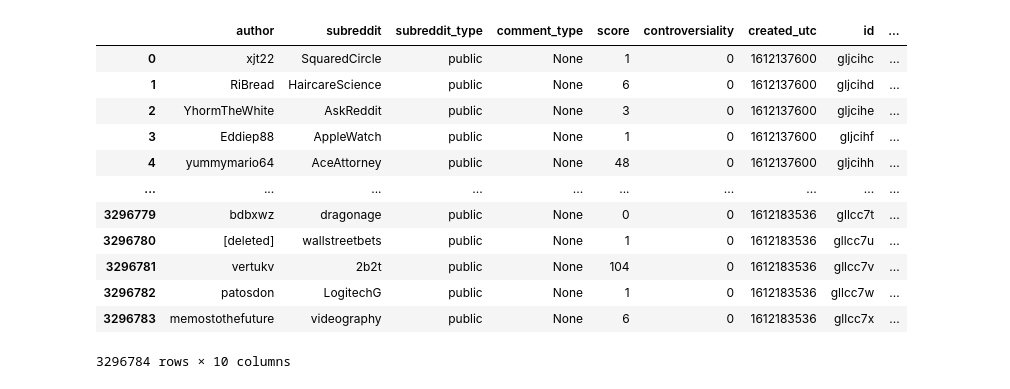
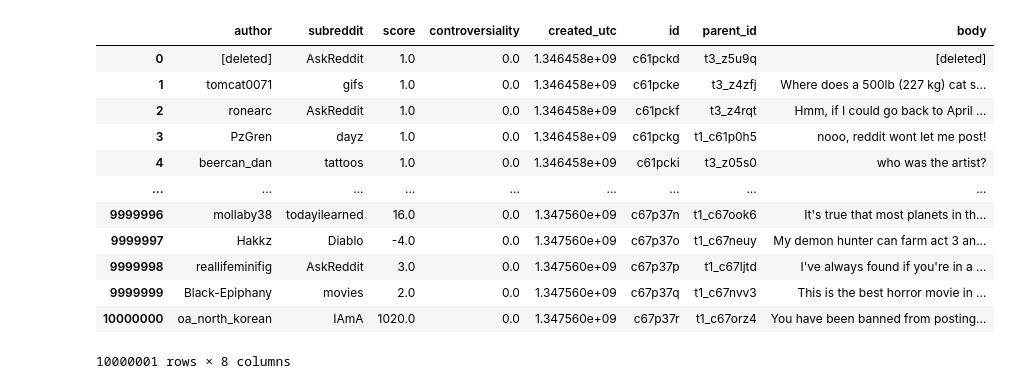
Before and after one commit to thezanefreeman/ComplexNetworks, a Jupyter notebook: political_user_network.ipynb, the cells around one changed output. Saved outputs shown, nothing was run; the diff lists cells and outputs as text; code cells hidden in the pictures.

```diff
--- a/political_user_network.ipynb
+++ b/political_user_network.ipynb
@@ -103,8 +103,15 @@ def download_user_comments(after, before, limit, author):
     return download_comments(after, before, limit, author=author)
 
 
+def load_comments_from_files(file_paths):
+    dfs = []
+    for file_path in file_paths:
+        dfs.append(load_comments_from_file(file_path))
+    return pd.concat(dfs)
+
+
 def load_comments_from_file(file_path, limit=None):
-    keys_to_keep = ['author', 'subreddit', 'subreddit_type', 'comment_type', 'score', 'controversiality', 'created_utc', 'id', 'parent_id', 'body']
+    keys_to_keep = ['author', 'subreddit', 'score', 'controversiality', 'created_utc', 'id', 'parent_id', 'body']
     data = []
     with open(file_path, 'r') as f:
         count = 0
@@ -118,24 +125,26 @@ def load_comments_from_file(file_path, limit=None):
                     break
             except json.JSONDecodeError:
                 break
-    return pd.json_normalize(data)
+    df = pd.json_normalize(data)
+    df[['score', 'controversiality', 'created_utc']] = df[['score', 'controversiality', 'created_utc']].apply(pd.to_numeric, downcast="float")
+    return df
 # %%
-comments = load_comments_from_file('D:\comments.txt', limit=6_000_000)
+comments = load_comments_from_file('./data/RC_2012-09', limit=10_000_000)
 comments
 # %% [output]
-|  | author | subreddit | subreddit_type | comment_type | score | controversiality | created_utc | id | ... |
-| 0 | xjt22 | SquaredCircle | public | None | 1 | 0 | 1612137600 | gljcihc | ... |
-| 1 | RiBread | HaircareScience | public | None | 6 | 0 | 1612137600 | gljcihd | ... |
-| 2 | YhormTheWhite | AskReddit | public | None | 3 | 0 | 1612137600 | gljcihe | ... |
-| 3 | Eddiep88 | AppleWatch | public | None | 1 | 0 | 1612137600 | gljcihf | ... |
-| 4 | yummymario64 | AceAttorney | public | None | 48 | 0 | 1612137600 | gljcihh | ... |
-| ... | ... | ... | ... | ... | ... | ... | ... | ... | ... |
-| 3296779 | bdbxwz | dragonage | public | None | 0 | 0 | 1612183536 | gllcc7t | ... |
-| 3296780 | [deleted] | wallstreetbets | public | None | 1 | 0 | 1612183536 | gllcc7u | ... |
-| 3296781 | vertukv | 2b2t | public | None | 104 | 0 | 1612183536 | gllcc7v | ... |
-| 3296782 | patosdon | LogitechG | public | None | 1 | 0 | 1612183536 | gllcc7w | ... |
-| 3296783 | memostothefuture | videography | public | None | 6 | 0 | 1612183536 | gllcc7x | ... |
+|  | author | subreddit | score | controversiality | created_utc | id | parent_id | body |
+| 0 | [deleted] | AskReddit | 1.0 | 0.0 | 1.346458e+09 | c61pckd | t3_z5u9q | [deleted] |
+| 1 | tomcat0071 | gifs | 1.0 | 0.0 | 1.346458e+09 | c61pcke | t3_z4zfj | Where does a 500lb (227 kg) cat s... |
+| 2 | ronearc | AskReddit | 1.0 | 0.0 | 1.346458e+09 | c61pckf | t3_z4rqt | Hmm, if I could go back to April ... |
+| 3 | PzGren | dayz | 1.0 | 0.0 | 1.346458e+09 | c61pckg | t1_c61p0h5 | nooo, reddit wont let me post! |
+| 4 | beercan_dan | tattoos | 1.0 | 0.0 | 1.346458e+09 | c61pcki | t3_z05s0 | who was the artist? |
+| ... | ... | ... | ... | ... | ... | ... | ... | ... |
+| 9999996 | mollaby38 | todayilearned | 16.0 | 0.0 | 1.347560e+09 | c67p37n | t1_c67ook6 | It's true that most planets in th... |
+| 9999997 | Hakkz | Diablo | -4.0 | 0.0 | 1.347560e+09 | c67p37o | t1_c67neuy | My demon hunter can farm act 3 an... |
+| 9999998 | reallifeminifig | AskReddit | 3.0 | 0.0 | 1.347560e+09 | c67p37p | t1_c67ljtd | I've always found if you're in a ... |
+| 9999999 | Black-Epiphany | movies | 2.0 | 0.0 | 1.347560e+09 | c67p37q | t1_c67nvv3 | This is the best horror movie in ... |
+| 10000000 | oa_north_korean | IAmA | 1020.0 | 0.0 | 1.347560e+09 | c67p37r | t1_c67orz4 | You have been banned from posting... |
-3296784 rows × 10 columns
+10000001 rows × 8 columns
 # %%
 subreddits = pd.read_csv('political_subreddits.csv', sep='\t')
 top_political_subreddits = subreddits.sort_values('subscriber_rank')['name']
```
Also changed, not shown: parts of 35 cells of this notebook.
